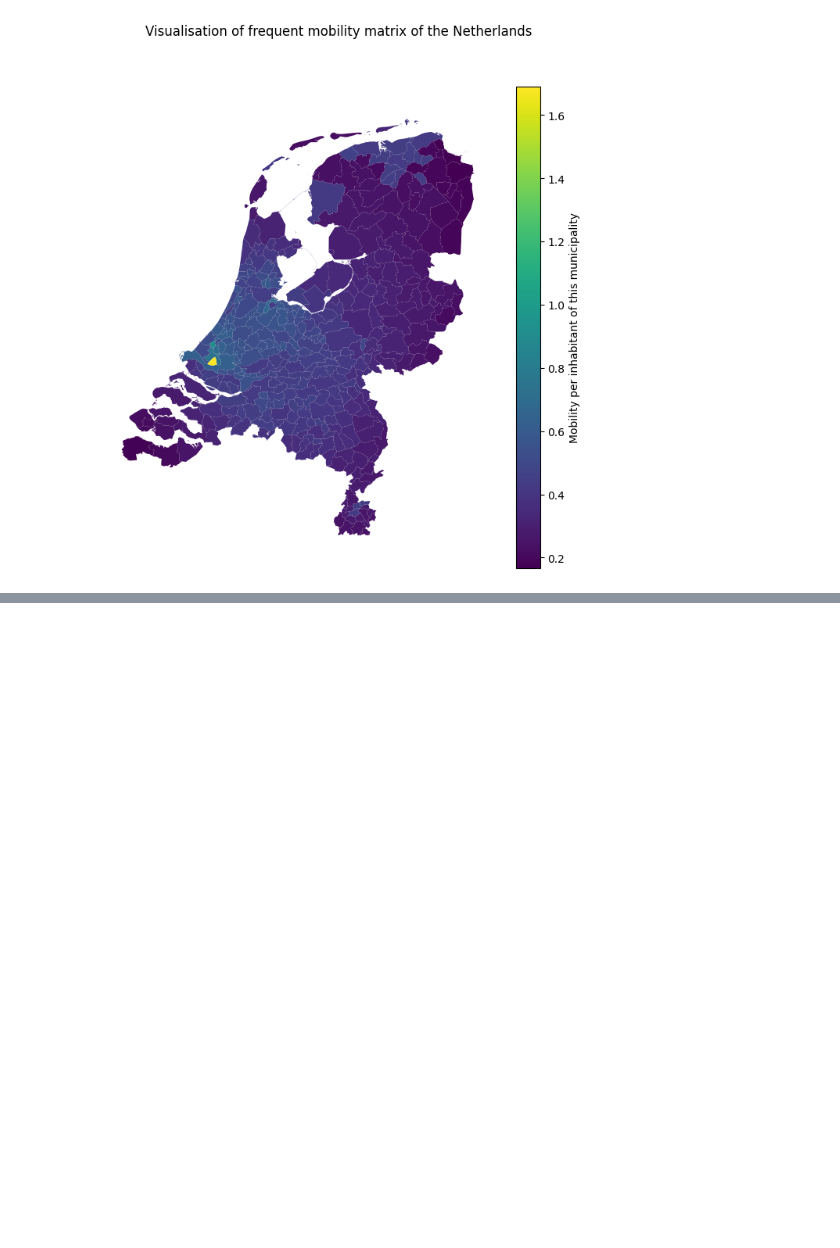
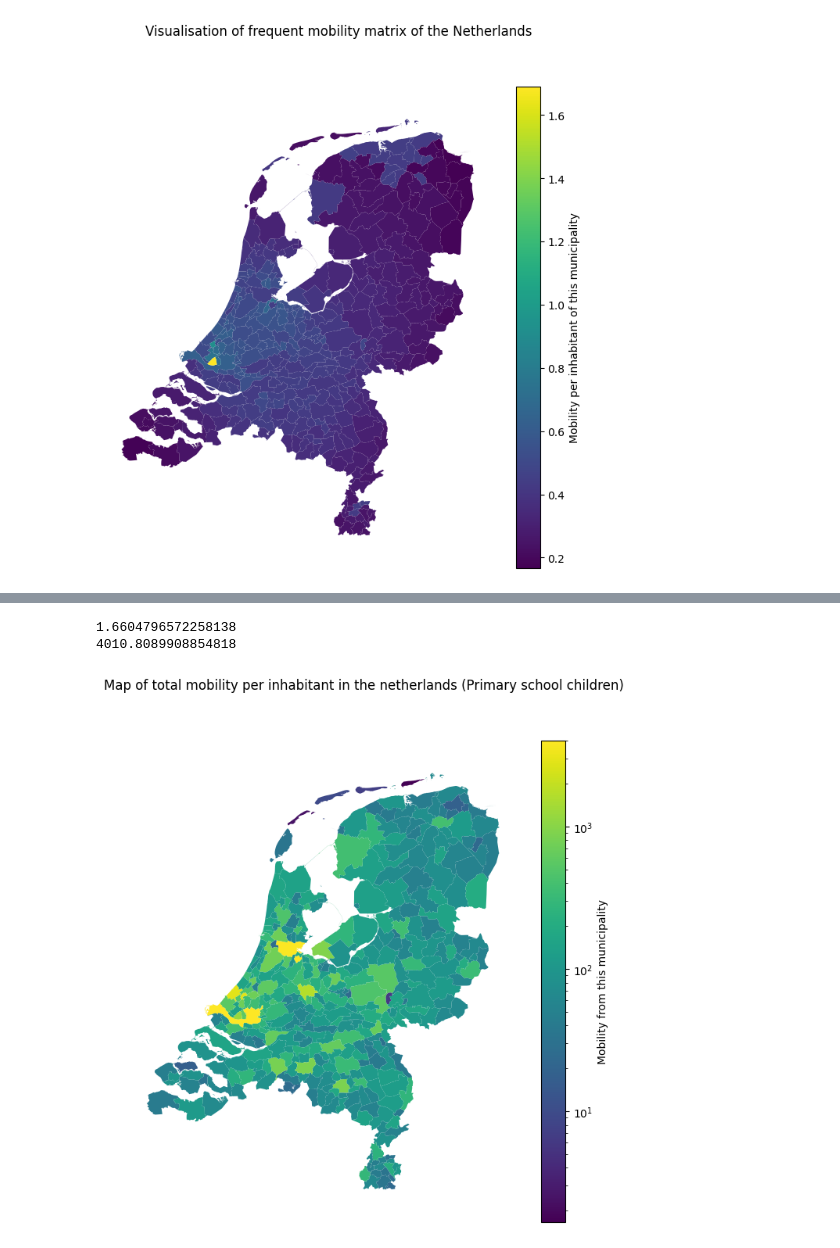
Before and after one commit to larsdekwant/covid-gravity-model, a Jupyter notebook: riskmap.ipynb, the cells around one changed output, grey strips where cells are left out. Cells and saved outputs as stored; diff of their text form; code cells hidden in the pictures; blank space fills up the shorter version.

```diff
--- a/riskmap.ipynb
+++ b/riskmap.ipynb
@@ -988,0 +1051,27 @@ create_spatial_plot(mobility_map, 'Visualisation of frequent mobility matrix of
+# %%
+demo = 5
+
+# df_mobmat_inc = pd.read_csv('Data/Mob_grav_inc.csv', delimiter=',')
+# mobmat_inc = df_mobmat_inc[df_mobmat_inc.columns[1:]].to_numpy()
+
+# mobility_map = np.zeros(380)
+# for loc in range(380):
+#     demo_pop = np.maximum(DemoMat[loc, demo], 1)
+#     mobility_map[loc] = np.nansum(mobmat_inc[loc]) / demo_pop
+
+df_mobmat_freq = pd.read_csv('Data/Mob_grav_freq.csv', delimiter=',')
+mobmat_freq = df_mobmat_freq[df_mobmat_freq.columns[1:]].to_numpy()
+
+mobility_map = np.zeros(380)
+for loc in range(380):
+    demo_pop = np.maximum(DemoMat[loc, demo], 1)
+    mobility_map[loc] = np.nansum(mobmat_freq[loc])
+
+print(np.min(mobility_map))
+print(np.max(mobility_map))
+
+create_spatial_plot_log(mobility_map, 'Map of total mobility per inhabitant in the netherlands (Primary school children)', 'Mobility from this municipality')
+# %% [output]
+1.6604796572258138
+4010.8089908854818
+[figure, added]
```
Also changed, not shown: parts of 3 cells of this notebook.
